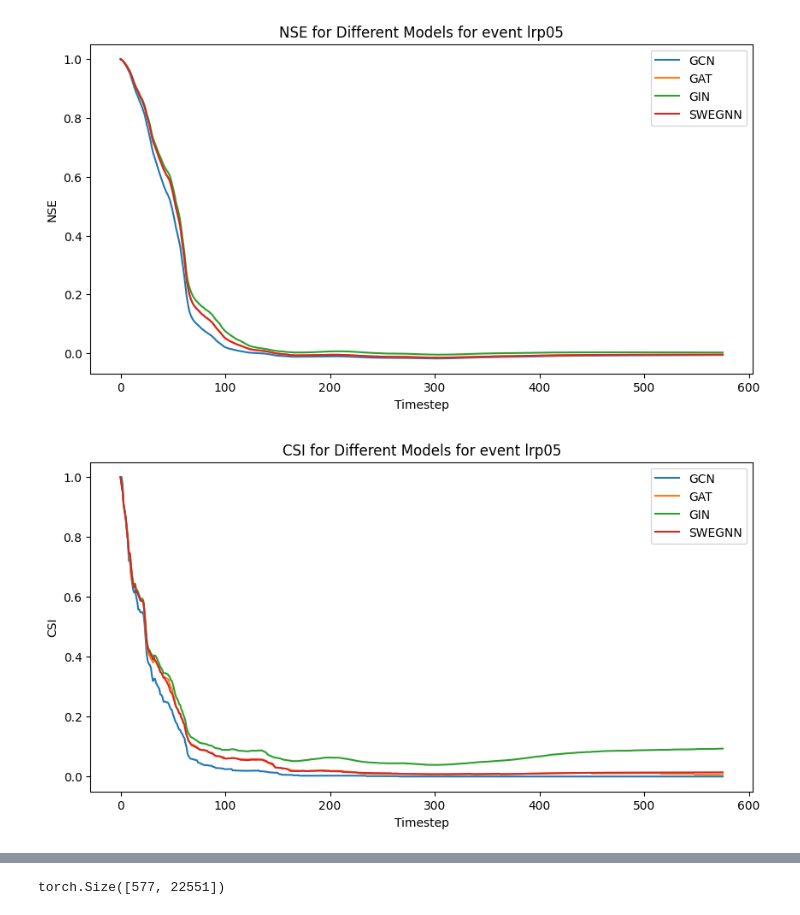
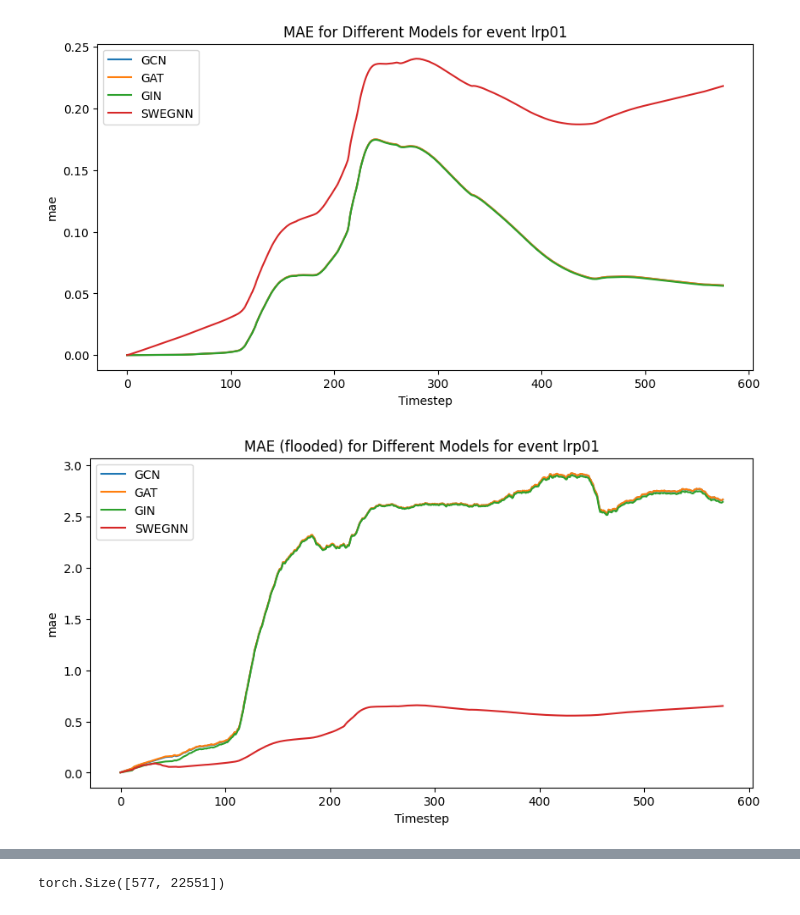
Before and after one commit to acostacos/gnn_flood_modeling, a Jupyter notebook: view_metrics.ipynb, the cells around one changed output, grey strips where cells are left out. Drawn from its saved outputs; the diff is of its cells as text; code cells hidden in the pictures.

Commit message:
Update analyis for SWE-GNN metrics

```diff
--- a/view_metrics.ipynb
+++ b/view_metrics.ipynb
@@ -53,44 +56,45 @@ plot(nse_flooded, xlabel='Timestep', ylabel='NSE', title='NSE for Flooded Areas
 # %%
 def plot_metric_for_all_models(metric_paths: list[str], metric: str):
-    metric_name = metric.upper()
+    split_metric = metric.split('_')
+    metric_name = split_metric[0].upper() + (f' ({split_metric[1]})' if len(split_metric) > 1 else '')
     event_name = metric_paths[0].split('/')[-1].split('_')[1]
 
     plt.figure(figsize=(10, 5))
     plt.title(f'{metric_name} for Different Models for event {event_name}')
     plt.xlabel('Timestep')
-    plt.ylabel(metric_name)
+    plt.ylabel(split_metric[0])
 
     data_shape = None
     for path in metric_paths:
+        label = path.split('/')[-1].split('_')[0]
         data = np.load(path, allow_pickle=True)[metric]
         if data_shape is None:
             data_shape = data.shape
-        assert data.shape == data_shape, f"Data shape mismatch: {data.shape} vs {data_shape}"
+        assert data.shape == data_shape, f"Data shape mismatch for model {label}: {data.shape} vs {data_shape}"
 
-        label = path.split('/')[-1].split('_')[0]
         plt.plot(data, label=label)
 
     plt.legend()
     plt.show()
 
-# metric_paths = [
-#     'saved_metrics/lr/gcn/GCN_lrp01_metrics.npz',
-#     'saved_metrics/lr/gat/GAT_lrp01_metrics.npz',
-#     'saved_metrics/lr/gin/GIN_lrp01_metrics.npz',
-#     'saved_metrics/lr/swegnn/SWEGNN_lrp01_metrics.npz',
-# ]
+metric_paths = [
+    'saved_metrics/lr/gcn/GCN_lrp01_metrics.npz',
+    'saved_metrics/lr/gat/GAT_lrp01_metrics.npz',
+    'saved_metrics/lr/gin/GIN_lrp01_metrics.npz',
+    'saved_metrics/lr/swegnn/SWEGNN_lrp01_metrics.npz',
+]
 # metric_paths = [
 #     'saved_metrics/lr/gcn/GCN_lrp04_metrics.npz',
 #     'saved_metrics/lr/gat/GAT_lrp04_metrics.npz',
 #     'saved_metrics/lr/gin/GIN_lrp04_metrics.npz',
 #     'saved_metrics/lr/swegnn/SWEGNN_lrp04_metrics.npz',
 # ]
-metric_paths = [
-    'saved_metrics/lr/gcn/GCN_lrp05_metrics.npz',
-    'saved_metrics/lr/gat/GAT_lrp05_metrics.npz',
-    'saved_metrics/lr/gin/GIN_lrp05_metrics.npz',
-    'saved_metrics/lr/swegnn/SWEGNN_lrp05_metrics.npz',
-]
+# metric_paths = [
+#     'saved_metrics/lr/gcn/GCN_lrp05_metrics.npz',
+#     'saved_metrics/lr/gat/GAT_lrp05_metrics.npz',
+#     'saved_metrics/lr/gin/GIN_lrp05_metrics.npz',
+#     'saved_metrics/lr/swegnn/SWEGNN_lrp05_metrics.npz',
+# ]
 # metric_paths = [
 #     'saved_metrics/lr/gcn/GCN_lrp08_metrics.npz',
 #     'saved_metrics/lr/gat/GAT_lrp08_metrics.npz',
@@ -100,7 +104,10 @@ metric_paths = [
 
 
 plot_metric_for_all_models(metric_paths, 'rmse')
+plot_metric_for_all_models(metric_paths, 'rmse_flooded')
 plot_metric_for_all_models(metric_paths, 'mae')
+plot_metric_for_all_models(metric_paths, 'mae_flooded')
 plot_metric_for_all_models(metric_paths, 'nse')
+plot_metric_for_all_models(metric_paths, 'nse_flooded')
 plot_metric_for_all_models(metric_paths, 'csi')
 # %% [output]
@@ -109,2 +116,2 @@ plot_metric_for_all_models(metric_paths, 'csi')
-[figure, old version]
+[figure, new version]
-[figure, old version]
+[figure, new version]
```
Also changed, not shown: parts of 8 cells of this notebook.
